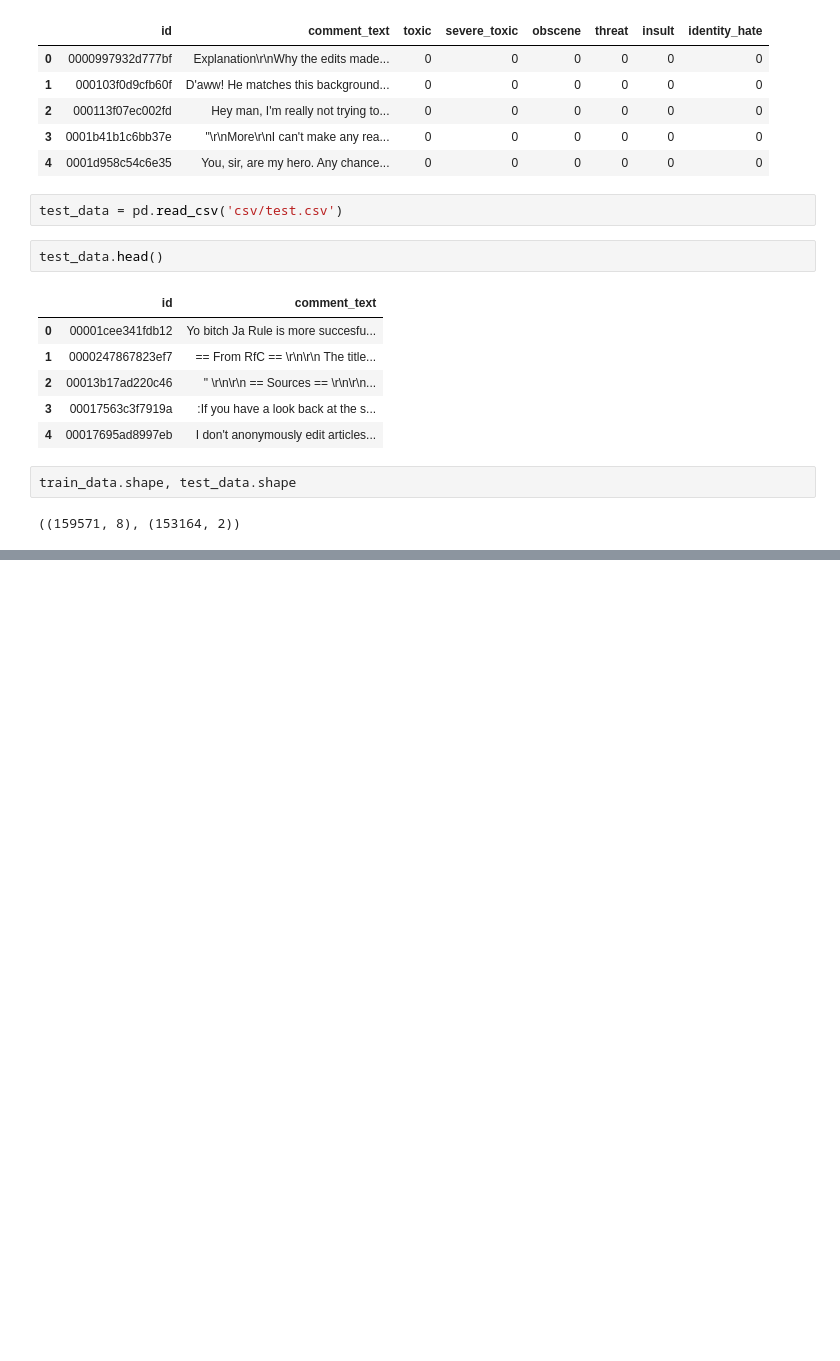
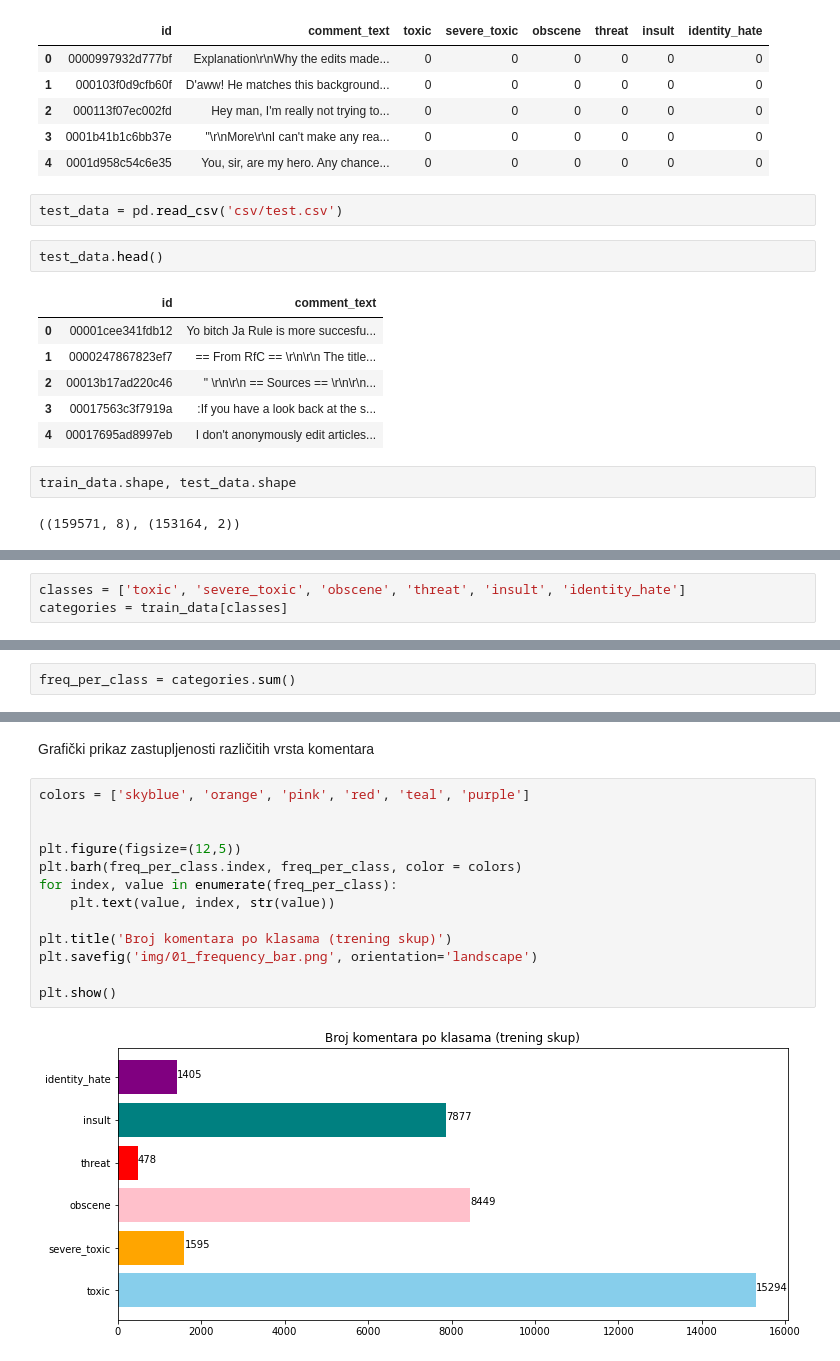
Before and after one commit to Anakin2012/ToxicCommentClassificationChallenge, a Jupyter notebook: 01.ipynb, the cells around one changed output, grey strips where cells are left out. Cells and saved outputs as stored; diff of their text form; blank space fills up the shorter version.

```diff
--- a/01.ipynb
+++ b/01.ipynb
@@ -55,0 +61,3 @@ train_data[1000:1100].where(train_data.toxic==1)
+# %%
+classes = ['toxic', 'severe_toxic', 'obscene', 'threat', 'insult', 'identity_hate']
+categories = train_data[classes]
@@ -55,0 +75,2 @@ train_data[1000:1100].where(train_data.toxic==1)
+# %%
+freq_per_class = categories.sum()
@@ -55,0 +87,17 @@ train_data[1000:1100].where(train_data.toxic==1)
+# %% [markdown]
+Grafički prikaz zastupljenosti različitih vrsta komentara
+# %%
+colors = ['skyblue', 'orange', 'pink', 'red', 'teal', 'purple']
+
+
+plt.figure(figsize=(12,5))
+plt.barh(freq_per_class.index, freq_per_class, color = colors)
+for index, value in enumerate(freq_per_class):
+    plt.text(value, index, str(value))
+
+plt.title('Broj komentara po klasama (trening skup)')
+plt.savefig('img/01_frequency_bar.png', orientation='landscape')
+
+plt.show()
+# %% [output]
+[figure, added]
```
Also changed, not shown: parts of 24 cells of this notebook, 2 other files.
